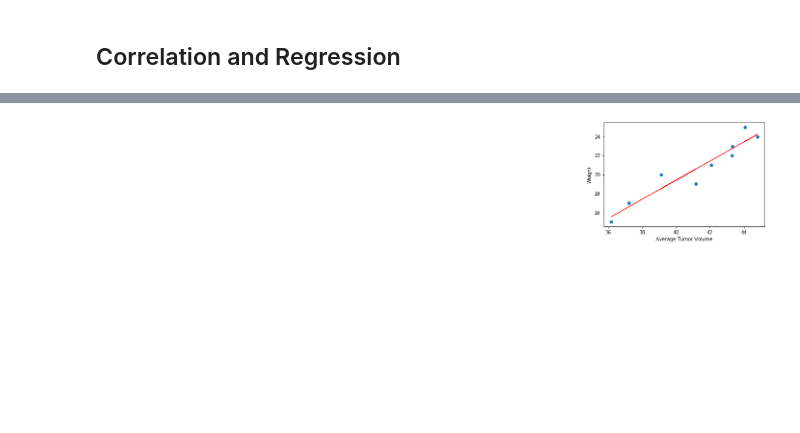
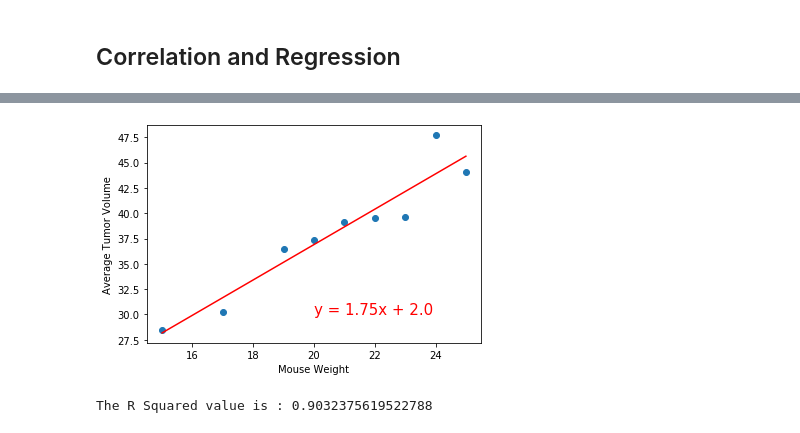
Before and after one commit to soumyakinger/MatPlotLib_HW, a Jupyter notebook: pymaceuticals_starter.ipynb, the cells around one changed output, grey strips where cells are left out. Saved outputs shown, nothing was run; the diff lists cells and outputs as text; code cells hidden in the pictures; blank space fills up the shorter version.

```diff
--- a/pymaceuticals_starter.ipynb
+++ b/pymaceuticals_starter.ipynb
@@ -382,6 +389,7 @@ plt.plot(tumor_volume_data,timepoint_data)
 # %%
 # Generate a scatter plot of average tumor volume vs. mouse weight for the Capomulin regimen
-groupby_df = subset_df.groupby(["Weight (g)"])
+
+groupby_df = capomulin_data.groupby(["Weight (g)"])
 correlation_df = groupby_df["Tumor Volume (mm3)"].mean()
 correlation_df
 weight = correlation_df.index
@@ -409,13 +417,15 @@ correlation_coefficient
 # %%
-
-(slope, intercept, rvalue, pvalue, stderr) = linregress(avg_tumor_volume, weight)
-regress_values = avg_tumor_volume * slope + intercept
+#Linear regression and line of best fit
+(slope, intercept, rvalue, pvalue, stderr) = linregress(weight, avg_tumor_volume)
+regress_values = weight * slope + intercept
 line_eq = "y = " + str(round(slope,2)) + "x + " + str(round(intercept,2))
-plt.scatter(avg_tumor_volume,weight)
-plt.plot(avg_tumor_volume,regress_values,"r-")
-plt.annotate(line_eq,(6,10),fontsize=15,color="red")
-plt.xlabel('Average Tumor Volume')
-plt.ylabel('Weight')
+plt.scatter(weight,avg_tumor_volume)
+plt.plot(weight,regress_values,"r-")
+plt.annotate(line_eq,(20,30),fontsize=15,color="red")
+plt.xlabel('Mouse Weight')
+plt.ylabel('Average Tumor Volume')
 plt.show()
+print("The R Squared value is : "+ str(rvalue ** 2))
 # %% [output]
-[figure, old version]
+[figure, new version]
+The R Squared value is : 0.9032375619522788
```
Also changed, not shown: parts of 14 cells of this notebook.
